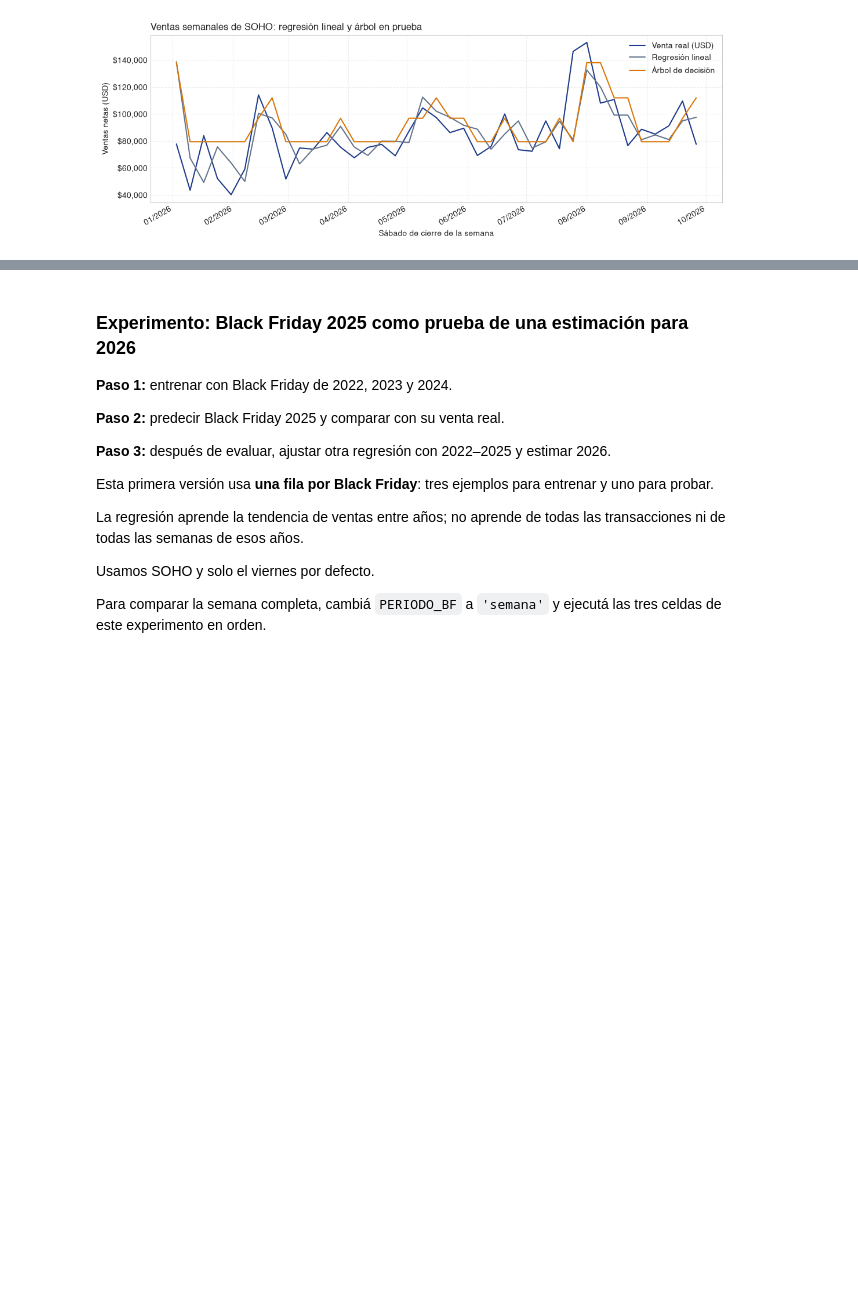
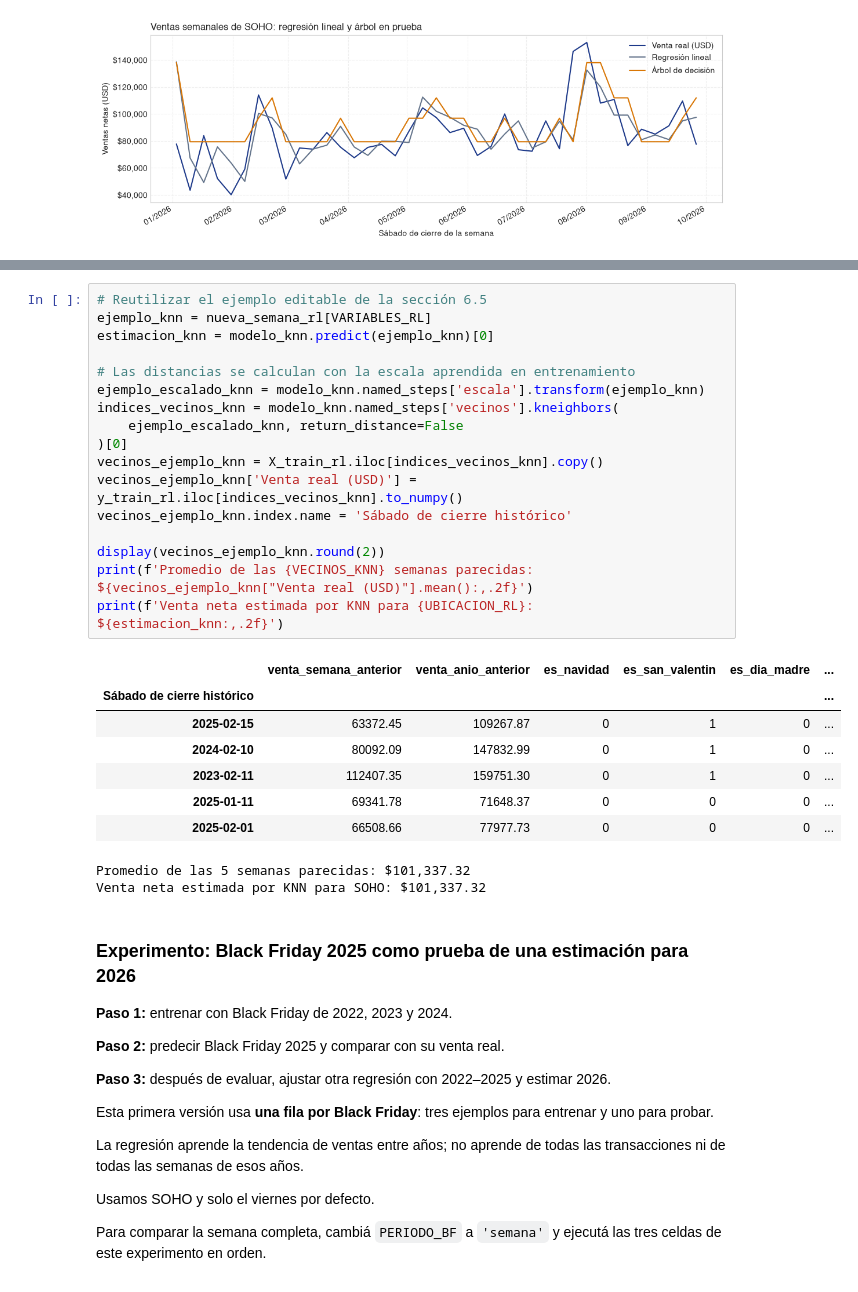
Before and after one commit to geramargonzalez/sales-revenue-datascience, a Jupyter notebook: sales-revenue-jewery.ipynb, the cells around one changed output, grey strips where cells are left out. Drawn from its saved outputs; the diff is of its cells as text; blank space fills up the shorter version.

```diff
--- a/sales-revenue-jewery.ipynb
+++ b/sales-revenue-jewery.ipynb
@@ -2637,3 +2756,30 @@ Error promedio de copiar la misma semana del año anterior: $18,121.61.
+# %%
+# Reutilizar el ejemplo editable de la sección 6.5
+ejemplo_knn = nueva_semana_rl[VARIABLES_RL]
+estimacion_knn = modelo_knn.predict(ejemplo_knn)[0]
+
+# Las distancias se calculan con la escala aprendida en entrenamiento
+ejemplo_escalado_knn = modelo_knn.named_steps['escala'].transform(ejemplo_knn)
+indices_vecinos_knn = modelo_knn.named_steps['vecinos'].kneighbors(
+    ejemplo_escalado_knn, return_distance=False
+)[0]
+vecinos_ejemplo_knn = X_train_rl.iloc[indices_vecinos_knn].copy()
+vecinos_ejemplo_knn['Venta real (USD)'] = y_train_rl.iloc[indices_vecinos_knn].to_numpy()
+vecinos_ejemplo_knn.index.name = 'Sábado de cierre histórico'
+
+display(vecinos_ejemplo_knn.round(2))
+print(f'Promedio de las {VECINOS_KNN} semanas parecidas: ${vecinos_ejemplo_knn["Venta real (USD)"].mean():,.2f}')
+print(f'Venta neta estimada por KNN para {UBICACION_RL}: ${estimacion_knn:,.2f}')
+# %% [output]
+|  | venta_semana_anterior | venta_anio_anterior | es_navidad | es_san_valentin | es_dia_madre | ... |
+| Sábado de cierre histórico |  |  |  |  |  | ... |
+| 2025-02-15 | 63372.45 | 109267.87 | 0 | 1 | 0 | ... |
+| 2024-02-10 | 80092.09 | 147832.99 | 0 | 1 | 0 | ... |
+| 2023-02-11 | 112407.35 | 159751.30 | 0 | 1 | 0 | ... |
+| 2025-01-11 | 69341.78 | 71648.37 | 0 | 0 | 0 | ... |
+| 2025-02-01 | 66508.66 | 77977.73 | 0 | 0 | 0 | ... |
+Promedio de las 5 semanas parecidas: $101,337.32
+Venta neta estimada por KNN para SOHO: $101,337.32
 # %% [markdown]
 ### Experimento: Black Friday 2025 como prueba de una estimación para 2026
 
```
Also changed, not shown: parts of 6 cells of this notebook, 2 other files.
